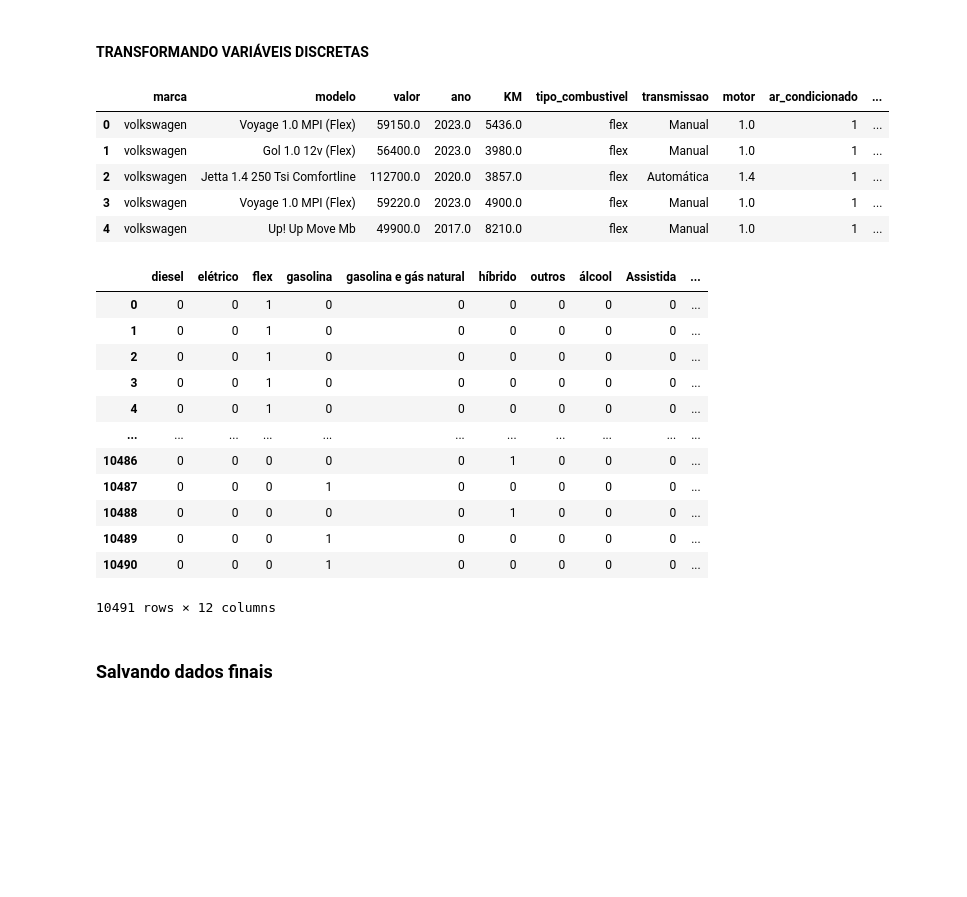
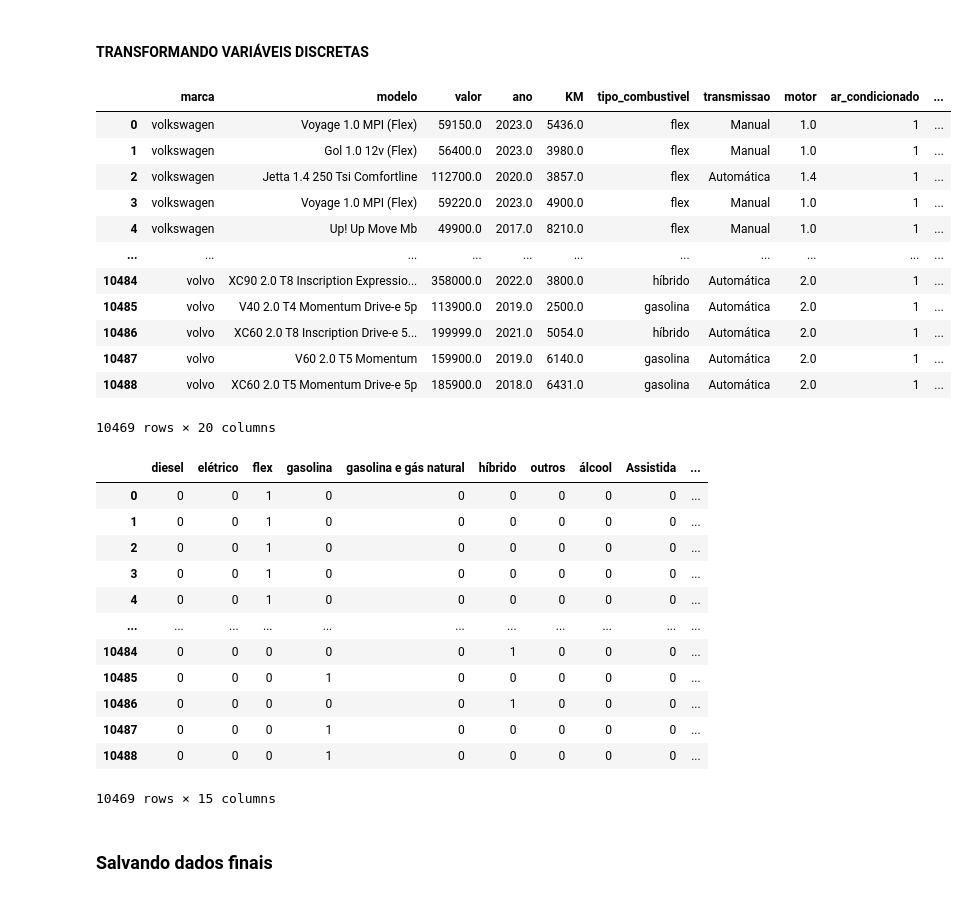
Before and after one commit to RailanDeivid/MercadoLivre_Scraper_and_CarPricePredictor, a Jupyter notebook: src/analysis/EDA.ipynb, the cells around one changed output. Drawn from its saved outputs; the diff is of its cells as text; code cells hidden in the pictures; blank space fills up the shorter version.

```diff
--- a/src/analysis/EDA.ipynb
+++ b/src/analysis/EDA.ipynb
@@ -365,33 +365,36 @@ plt.show()
 # %%
 # tratando as colunas vidros_eletricos e ar_condicionado
 
 # Ajustando nomes
 lista_map_ar_condicionado = {
     'Sim': 1,
     'Não': 0,
 }
 lista_map_vidros_eletricos = {
     'Sim': 1,
     'Não': 0,
 }
 df_tratado['vidros_eletricos'] = df_tratado['vidros_eletricos'].map(lista_map_ar_condicionado)
 df_tratado['ar_condicionado'] = df_tratado['ar_condicionado'].map(lista_map_vidros_eletricos)
-df_tratado.head()
+df_tratado
 # %% [output]
 |  | marca | modelo | valor | ano | KM | tipo_combustivel | transmissao | motor | ar_condicionado | ... |
 | 0 | volkswagen | Voyage 1.0 MPI (Flex) | 59150.0 | 2023.0 | 5436.0 | flex | Manual | 1.0 | 1 | ... |
 | 1 | volkswagen | Gol 1.0 12v (Flex) | 56400.0 | 2023.0 | 3980.0 | flex | Manual | 1.0 | 1 | ... |
 | 2 | volkswagen | Jetta 1.4 250 Tsi Comfortline | 112700.0 | 2020.0 | 3857.0 | flex | Automática | 1.4 | 1 | ... |
 | 3 | volkswagen | Voyage 1.0 MPI (Flex) | 59220.0 | 2023.0 | 4900.0 | flex | Manual | 1.0 | 1 | ... |
 | 4 | volkswagen | Up! Up Move Mb | 49900.0 | 2017.0 | 8210.0 | flex | Manual | 1.0 | 1 | ... |
+| ... | ... | ... | ... | ... | ... | ... | ... | ... | ... | ... |
+| 10484 | volvo | XC90 2.0 T8 Inscription Expressio... | 358000.0 | 2022.0 | 3800.0 | híbrido | Automática | 2.0 | 1 | ... |
+| 10485 | volvo | V40 2.0 T4 Momentum Drive-e 5p | 113900.0 | 2019.0 | 2500.0 | gasolina | Automática | 2.0 | 1 | ... |
+| 10486 | volvo | XC60 2.0 T8 Inscription Drive-e 5... | 199999.0 | 2021.0 | 5054.0 | híbrido | Automática | 2.0 | 1 | ... |
+| 10487 | volvo | V60 2.0 T5 Momentum | 159900.0 | 2019.0 | 6140.0 | gasolina | Automática | 2.0 | 1 | ... |
+| 10488 | volvo | XC60 2.0 T5 Momentum Drive-e 5p | 185900.0 | 2018.0 | 6431.0 | gasolina | Automática | 2.0 | 1 | ... |
+10469 rows × 20 columns
 # %%
-import pandas as pd
-
-# Supondo que df já está definido anteriormente
-df_dummy = pd.get_dummies(df[['tipo_combustivel', 'direcao']],
+df_dummy = pd.get_dummies(df_tratado[['tipo_combustivel', 'direcao', 'transmissao']],
                           prefix= '',
                           prefix_sep='')
-
 # Convertendo valores booleanos para inteiros
 df_dummy = df_dummy.astype(int)
 
@@ -404,12 +407,12 @@ df_dummy
 | 3 | 0 | 0 | 1 | 0 | 0 | 0 | 0 | 0 | 0 | ... |
 | 4 | 0 | 0 | 1 | 0 | 0 | 0 | 0 | 0 | 0 | ... |
 | ... | ... | ... | ... | ... | ... | ... | ... | ... | ... | ... |
+| 10484 | 0 | 0 | 0 | 0 | 0 | 1 | 0 | 0 | 0 | ... |
+| 10485 | 0 | 0 | 0 | 1 | 0 | 0 | 0 | 0 | 0 | ... |
 | 10486 | 0 | 0 | 0 | 0 | 0 | 1 | 0 | 0 | 0 | ... |
 | 10487 | 0 | 0 | 0 | 1 | 0 | 0 | 0 | 0 | 0 | ... |
-| 10488 | 0 | 0 | 0 | 0 | 0 | 1 | 0 | 0 | 0 | ... |
-| 10489 | 0 | 0 | 0 | 1 | 0 | 0 | 0 | 0 | 0 | ... |
-| 10490 | 0 | 0 | 0 | 1 | 0 | 0 | 0 | 0 | 0 | ... |
+| 10488 | 0 | 0 | 0 | 1 | 0 | 0 | 0 | 0 | 0 | ... |
-10491 rows × 12 columns
+10469 rows × 15 columns
 # %% [markdown]
 ### Salvando dados finais
 # %%
```
Also changed, not shown: parts of 14 cells of this notebook, 4 other files.
